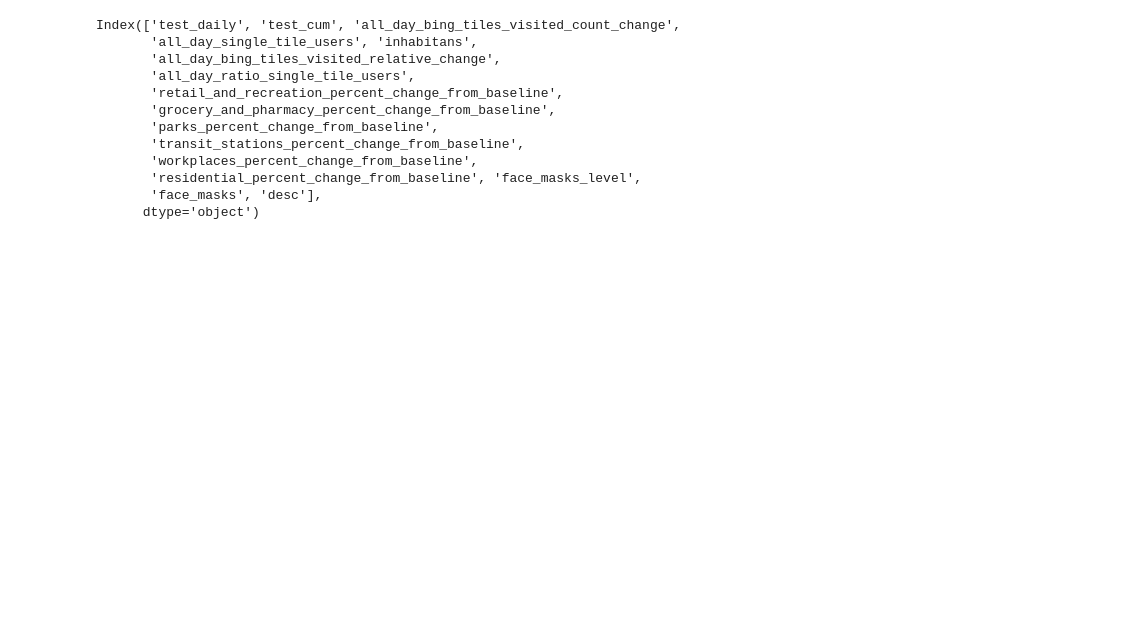
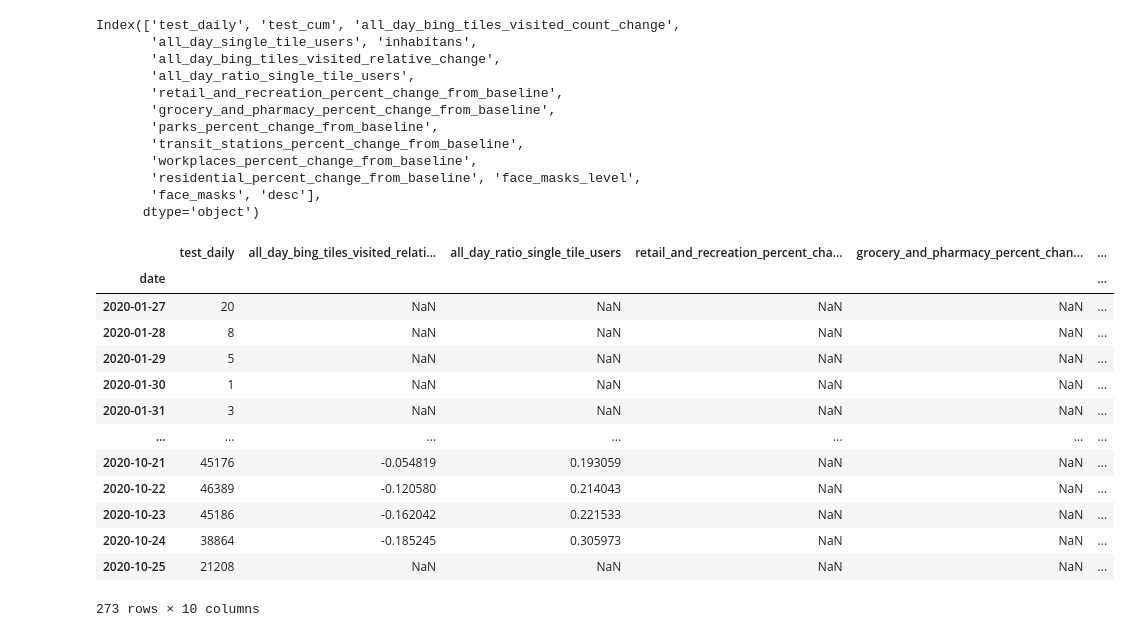
Before and after one commit to vojtechherrmann/2020EpidemiologicModelCZ, a Jupyter notebook: data/Data Load.ipynb, the cells around one changed output. Drawn from its saved outputs; the diff is of its cells as text; code cells hidden in the pictures; blank space fills up the shorter version.

```diff
--- a/data/Data Load.ipynb
+++ b/data/Data Load.ipynb
@@ -213,3 +196,33 @@ Index(['test_daily', 'test_cum', 'all_day_bing_tiles_visited_count_change',
        'residential_percent_change_from_baseline', 'face_masks_level',
        'face_masks', 'desc'],
       dtype='object')
+# %%
+preds = [
+    'test_daily',
+    'all_day_bing_tiles_visited_relative_change',
+    'all_day_ratio_single_tile_users',
+    'retail_and_recreation_percent_change_from_baseline',
+    'grocery_and_pharmacy_percent_change_from_baseline',
+    'parks_percent_change_from_baseline',
+    'transit_stations_percent_change_from_baseline',
+    'workplaces_percent_change_from_baseline',
+    'residential_percent_change_from_baseline', 'face_masks_level'
+]
+# %%
+data_final = data[preds]
+data_final
+# %% [output]
+|  | test_daily | all_day_bing_tiles_visited_relati... | all_day_ratio_single_tile_users | retail_and_recreation_percent_cha... | grocery_and_pharmacy_percent_chan... | ... |
+| date |  |  |  |  |  | ... |
+| 2020-01-27 | 20 | NaN | NaN | NaN | NaN | ... |
+| 2020-01-28 | 8 | NaN | NaN | NaN | NaN | ... |
+| 2020-01-29 | 5 | NaN | NaN | NaN | NaN | ... |
+| 2020-01-30 | 1 | NaN | NaN | NaN | NaN | ... |
+| 2020-01-31 | 3 | NaN | NaN | NaN | NaN | ... |
+| ... | ... | ... | ... | ... | ... | ... |
+| 2020-10-21 | 45176 | -0.054819 | 0.193059 | NaN | NaN | ... |
+| 2020-10-22 | 46389 | -0.120580 | 0.214043 | NaN | NaN | ... |
+| 2020-10-23 | 45186 | -0.162042 | 0.221533 | NaN | NaN | ... |
+| 2020-10-24 | 38864 | -0.185245 | 0.305973 | NaN | NaN | ... |
+| 2020-10-25 | 21208 | NaN | NaN | NaN | NaN | ... |
+273 rows × 10 columns
```
Also changed, not shown: parts of 1 cell of this notebook.
